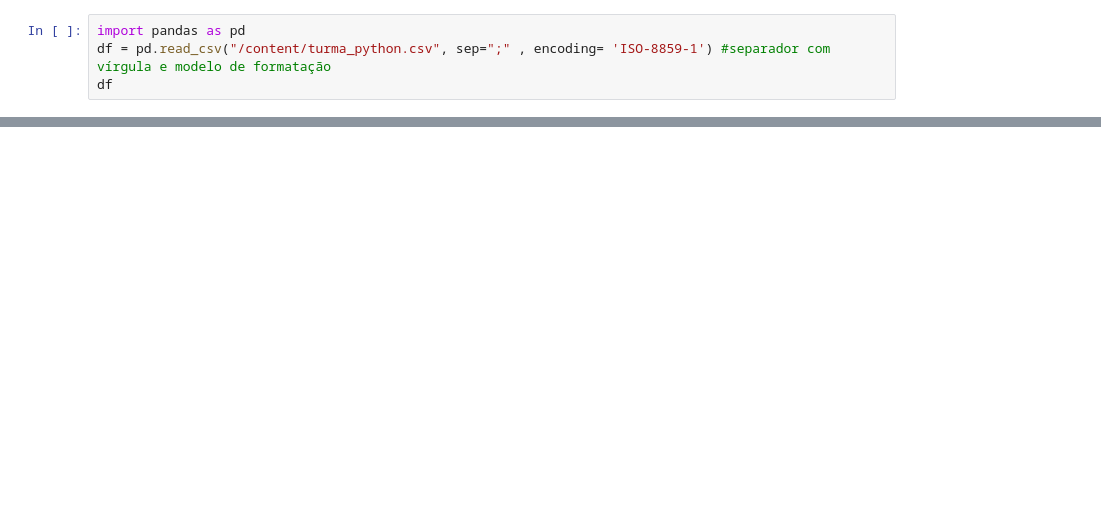
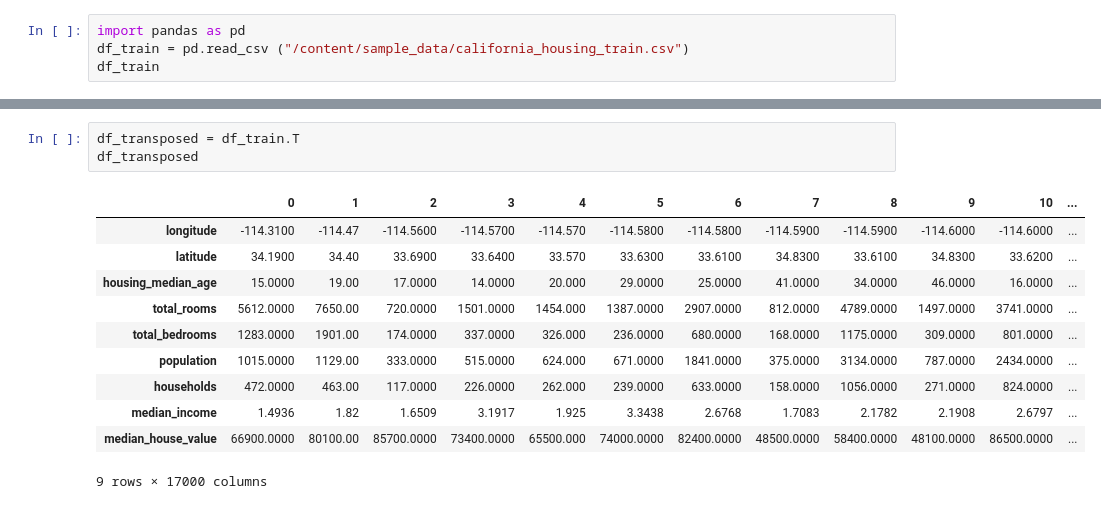
Before and after one commit to arturgmrs/imd_tec_002, a Jupyter notebook: aula2.ipynb, the cells around one changed output, grey strips where cells are left out. Drawn from its saved outputs; the diff is of its cells as text; blank space fills up the shorter version.

```diff
--- a/aula2.ipynb
+++ b/aula2.ipynb
@@ -61,4 +74,4 @@ df
 # %%
 import pandas as pd
-df = pd.read_csv("/content/turma_python.csv", sep=";" , encoding= 'ISO-8859-1') #separador com vírgula e modelo de formatação
-df
+df_train = pd.read_csv ("/content/sample_data/california_housing_train.csv")
+df_train
@@ -65,2 +92,17 @@ df
+# %%
+df_transposed = df_train.T
+df_transposed
+# %% [output]
+|  | 0 | 1 | 2 | 3 | 4 | 5 | 6 | 7 | 8 | 9 | 10 | ... |
+| longitude | -114.3100 | -114.47 | -114.5600 | -114.5700 | -114.570 | -114.5800 | -114.5800 | -114.5900 | -114.5900 | -114.6000 | -114.6000 | ... |
+| latitude | 34.1900 | 34.40 | 33.6900 | 33.6400 | 33.570 | 33.6300 | 33.6100 | 34.8300 | 33.6100 | 34.8300 | 33.6200 | ... |
+| housing_median_age | 15.0000 | 19.00 | 17.0000 | 14.0000 | 20.000 | 29.0000 | 25.0000 | 41.0000 | 34.0000 | 46.0000 | 16.0000 | ... |
+| total_rooms | 5612.0000 | 7650.00 | 720.0000 | 1501.0000 | 1454.000 | 1387.0000 | 2907.0000 | 812.0000 | 4789.0000 | 1497.0000 | 3741.0000 | ... |
+| total_bedrooms | 1283.0000 | 1901.00 | 174.0000 | 337.0000 | 326.000 | 236.0000 | 680.0000 | 168.0000 | 1175.0000 | 309.0000 | 801.0000 | ... |
+| population | 1015.0000 | 1129.00 | 333.0000 | 515.0000 | 624.000 | 671.0000 | 1841.0000 | 375.0000 | 3134.0000 | 787.0000 | 2434.0000 | ... |
+| households | 472.0000 | 463.00 | 117.0000 | 226.0000 | 262.000 | 239.0000 | 633.0000 | 158.0000 | 1056.0000 | 271.0000 | 824.0000 | ... |
+| median_income | 1.4936 | 1.82 | 1.6509 | 3.1917 | 1.925 | 3.3438 | 2.6768 | 1.7083 | 2.1782 | 2.1908 | 2.6797 | ... |
+| median_house_value | 66900.0000 | 80100.00 | 85700.0000 | 73400.0000 | 65500.000 | 74000.0000 | 82400.0000 | 48500.0000 | 58400.0000 | 48100.0000 | 86500.0000 | ... |
+9 rows × 17000 columns
 # %%
 import pandas as pd
```
Also changed, not shown: parts of 32 cells of this notebook.
